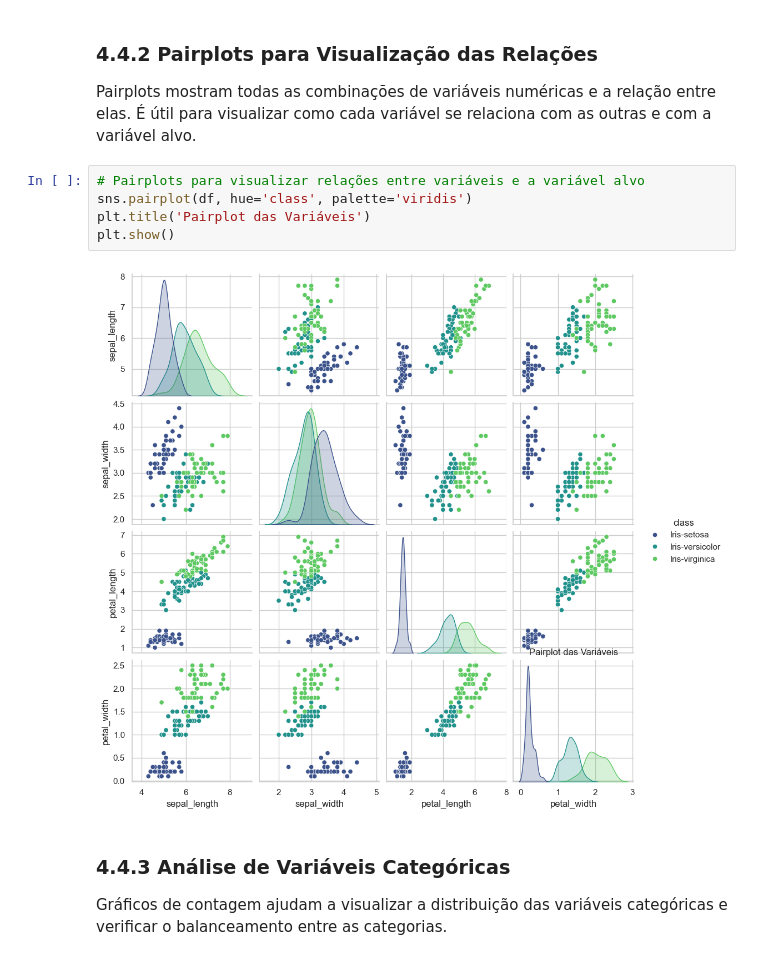
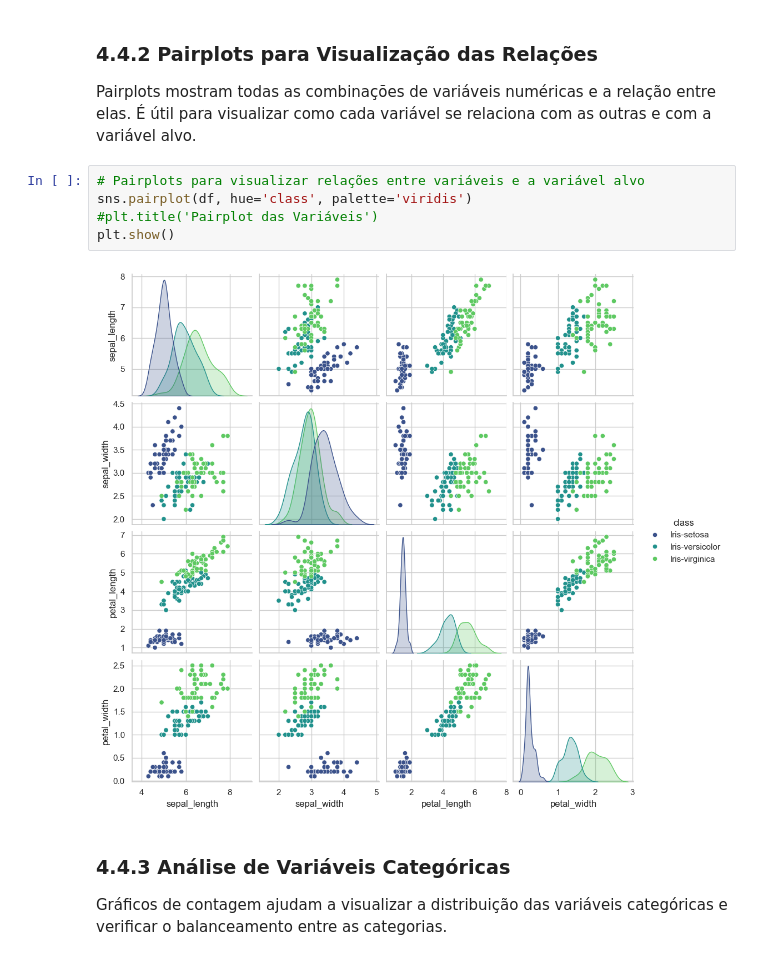
Before and after one commit to mateussfm/FIAP-Feature-Engineering, a Jupyter notebook: aula-3-selecao-e-reducao-de-dimensionalidade/EDA-analise-exploratoria-de-dados.ipynb, the cells around one changed output. Saved outputs shown, nothing was run; the diff lists cells and outputs as text.

```diff
--- a/aula-3-selecao-e-reducao-de-dimensionalidade/EDA-analise-exploratoria-de-dados.ipynb
+++ b/aula-3-selecao-e-reducao-de-dimensionalidade/EDA-analise-exploratoria-de-dados.ipynb
@@ -203,10 +203,10 @@ Pairplots mostram todas as combinações de variáveis numéricas e a relação
 # %%
 # Pairplots para visualizar relações entre variáveis e a variável alvo
 sns.pairplot(df, hue='class', palette='viridis')
-plt.title('Pairplot das Variáveis')
+#plt.title('Pairplot das Variáveis')
 plt.show()
 # %% [output]
-[figure, old version]
+[figure, new version]
 # %% [markdown]
 ###  4.4.3 Análise de Variáveis Categóricas
 
```
Also changed, not shown: parts of 1 cell of this notebook, 5 other files.
